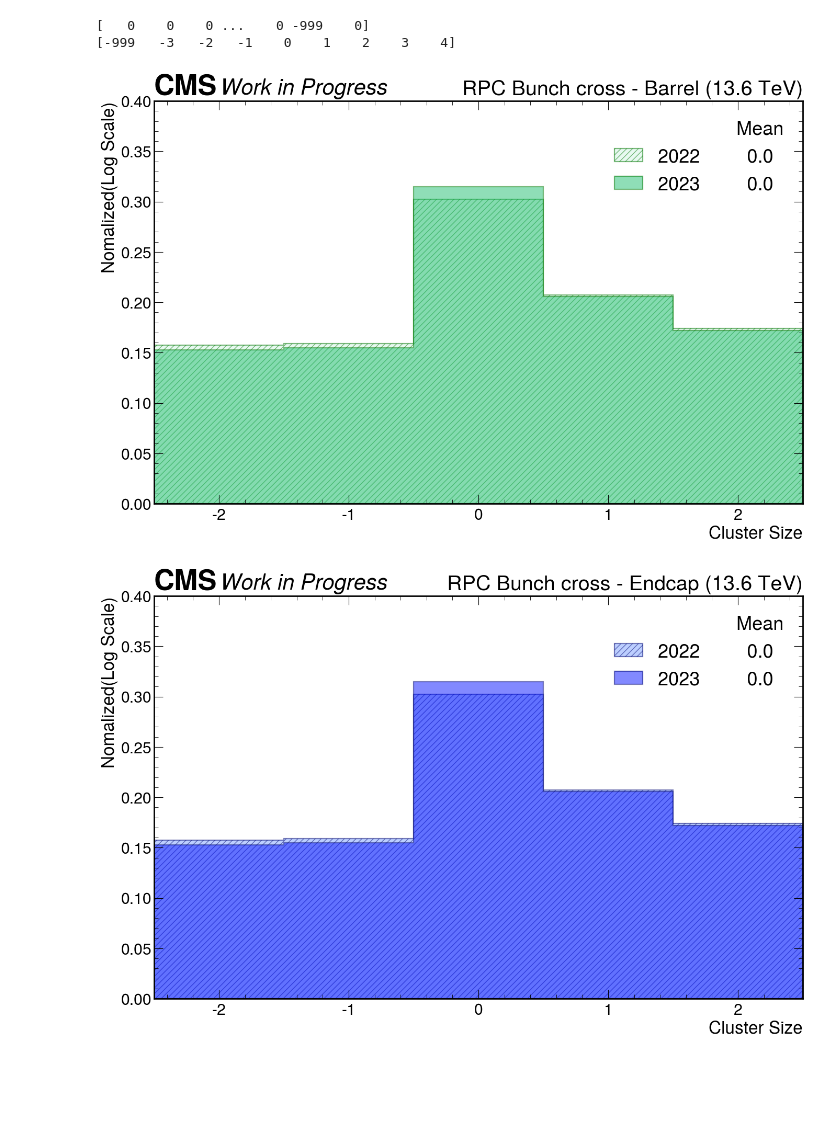
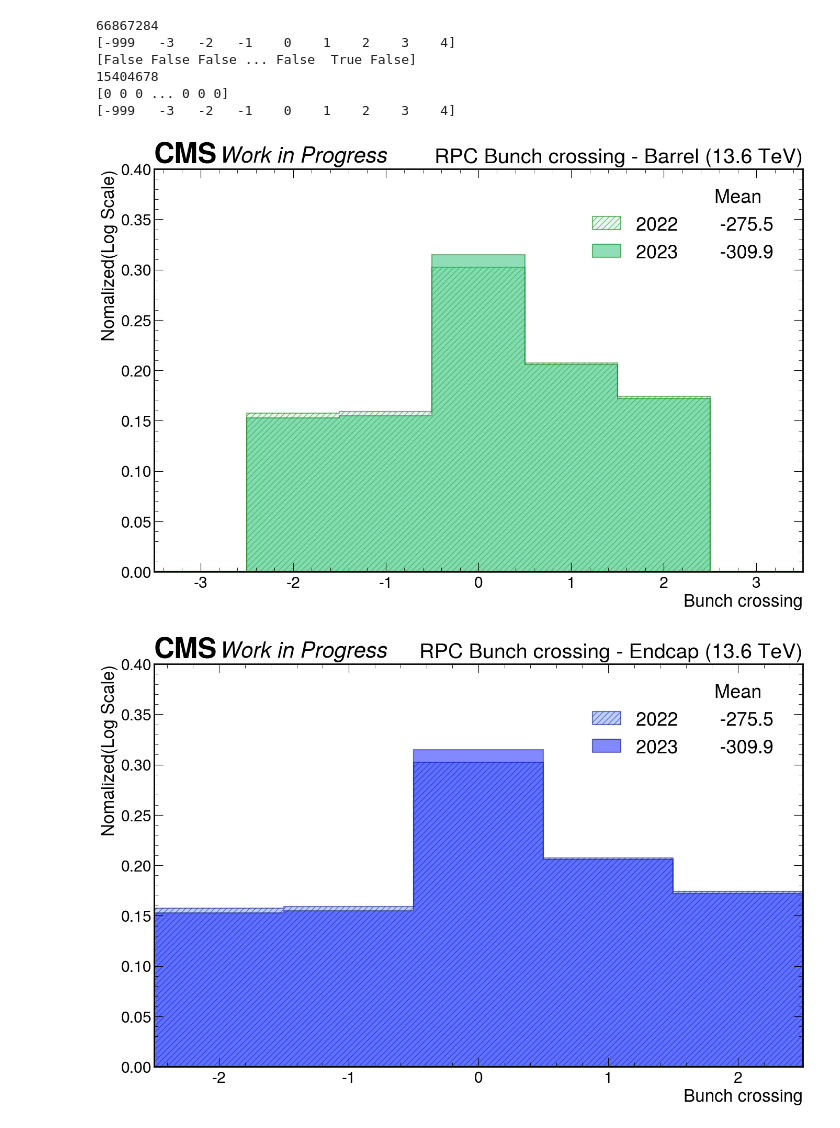
Before and after one commit to eigen1907/Workspace-RPC, a Jupyter notebook: 240425-TnP_RPC24/TnP_Plotting/plotting/bx-hist/bx-hist.ipynb, the cells around one changed output. Saved outputs shown, nothing was run; the diff lists cells and outputs as text; code cells hidden in the pictures; blank space fills up the shorter version.

```diff
--- a/240425-TnP_RPC24/TnP_Plotting/plotting/bx-hist/bx-hist.ipynb
+++ b/240425-TnP_RPC24/TnP_Plotting/plotting/bx-hist/bx-hist.ipynb
@@ -96,10 +96,11 @@ def plot_bx_hist(data: dict,
         is_region = np.vectorize(lambda item: item.startswith('RE'))
 
     region_mask = is_region(data['roll_name'])
-    bx_mask = data['bx'] > -4
+    bx_mask = data['bx'] > -100
 
     for key, values in data.items():
         data[key] = data[key][region_mask & bx_mask]
+        #data[key] = data[key][region_mask]
 
     hist, bins = np.histogram(data['bx'], bins=11, range=(-5, 6))
     mh.histplot(
@@ -111,7 +112,7 @@ def plot_bx_hist(data: dict,
         facecolor=facecolor,
         edgecolor=edgecolor,
         linewidth=1.6,
-        flow=None,
+        flow="sum",
         label=f"{data_legend}        {np.mean(data['bx']) : .1f}\t ",
         alpha=0.5,
         hatch=hatch,
@@ -130,12 +131,22 @@ data2023 = load_data(
     input_path = working_dir / 'data' / 'Run2023.root',
     roll_blacklist_path = working_dir / 'blacklist' / 'roll-blacklist.json',
 )
-# %%
-print(data2022['bx'])
-print(np.unique(data2022['bx']))
-# %% [output]
-[   0    0    0 ...    0 -999    0]
-[-999   -3   -2   -1    0    1    2    3    4]
+# %%
+print(len(data2022['bx']))
+print(np.unique(data2022['bx']))
+print(data2022['bx']==-999)
+print(len(data2022['bx'][data2022['bx']==-999]))
+
+
+print(data2023['bx'])
+print(np.unique(data2023['bx']))
+# %% [output]
+66867284
+[-999   -3   -2   -1    0    1    2    3    4]
+[False False False ... False  True False]
+15404678
+[0 0 0 ... 0 0 0]
+[-999   -3   -2   -1    0    1    2    3    4]
 # %%
 mh.style.use(mh.styles.CMS)
 fig, ax = plt.subplots(figsize=(16, 10))
@@ -143,43 +154,43 @@ fig, ax = plt.subplots(figsize=(16, 10))
 label = "Work in Progress"
 com = 13.6
 
-mh.cms.label(ax=ax, data=True, label=label, com=com, year="RPC Bunch cross - Barrel", fontsize=30)
-ax.set_xlabel('Cluster Size', fontsize=24)
+mh.cms.label(ax=ax, data=True, label=label, com=com, year="RPC Bunch crossing - Barrel", fontsize=30)
+ax.set_xlabel('Bunch crossing', fontsize=24)
 ax.set_ylabel('Nomalized(Log Scale)', fontsize=24)
-ax.set_xlim(-2.5, 2.5)
-ax.set_xticks([x for x in range(-2, 3)])
+ax.set_xlim(-3.5, 3.5)
+ax.set_xticks([x for x in range(-3, 4)])
 ax.set_ylim(0, 0.4)
 ax.plot(np.NaN, np.NaN, '-', color="None", label="               Mean")
 
 ax = plot_bx_hist(
     data = data2022,
     ax = ax,
     facecolor= "#d3f5e4",
     edgecolor = "#007700",
     data_legend = "2022",
     region = "barrel",
     hatch = "///"
 )
 
 ax = plot_bx_hist(
     data = data2023,
     ax = ax,
     facecolor = "#21bf70",
     edgecolor = "#007700",
     data_legend = "2023",
     region = "barrel"
 )
 
 ax.legend(fontsize="26", loc='upper right')
 
 output_dir = working_dir / 'plotting' / 'bx-hist'
 
 if not output_dir.exists():
     output_dir.mkdir(parents=True)
 
 fig.savefig(output_dir / "run3-barrel.png")
 # %% [output]
-[figure, old version]
+[figure, new version]
 # %%
 mh.style.use(mh.styles.CMS)
 fig, ax = plt.subplots(figsize=(16, 10))
@@ -187,8 +198,8 @@ fig, ax = plt.subplots(figsize=(16, 10))
 label = "Work in Progress"
 com = 13.6
 
-mh.cms.label(ax=ax, data=True, label=label, com=com, year="RPC Bunch cross - Endcap", fontsize=30)
-ax.set_xlabel('Cluster Size', fontsize=24)
+mh.cms.label(ax=ax, data=True, label=label, com=com, year="RPC Bunch crossing - Endcap", fontsize=30)
+ax.set_xlabel('Bunch crossing', fontsize=24)
 ax.set_ylabel('Nomalized(Log Scale)', fontsize=24)
 ax.set_xlim(-2.5, 2.5)
 ax.set_xticks([x for x in range(-2, 3)])
@@ -223,7 +234,7 @@ if not output_dir.exists():
 
 fig.savefig(output_dir / "run3-endcap.png")
 # %% [output]
-[figure, old version]
+[figure, new version]
 # %%
 mh.style.use(mh.styles.CMS)
 fig, ax = plt.subplots(figsize=(16, 10))
```
Also changed, not shown: parts of 1 cell of this notebook, 7 other files.
